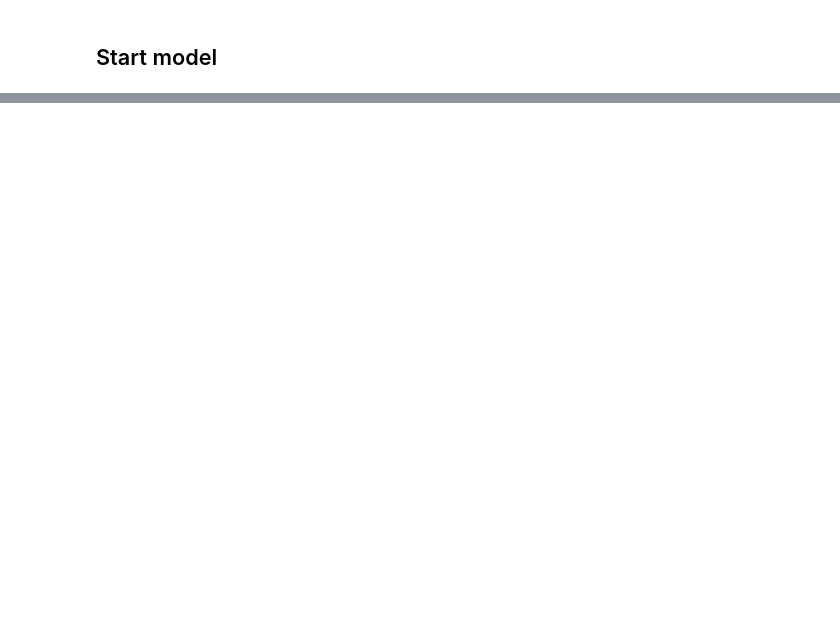
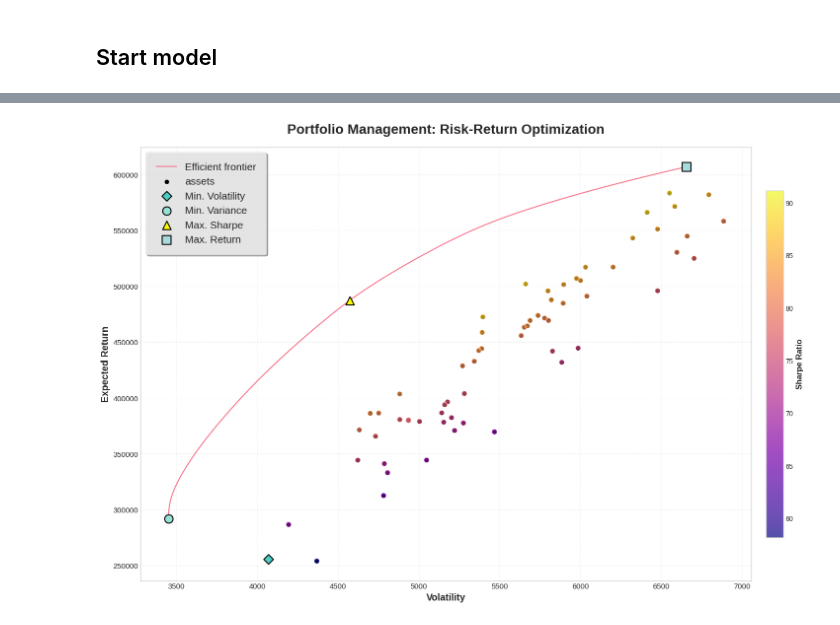
Before and after one commit to marchd1997/EDP_CRM_week, a Jupyter notebook: notebooks/exploration_prices.ipynb, the cells around one changed output, grey strips where cells are left out. Saved outputs shown, nothing was run; the diff lists cells and outputs as text; code cells hidden in the pictures; blank space fills up the shorter version.

```diff
--- a/notebooks/exploration_prices.ipynb
+++ b/notebooks/exploration_prices.ipynb
@@ -12,9 +13,9 @@ from pypfopt.plotting import plot_efficient_frontier
 # %%
 def variance(w, cov):
-    return np.dot(w.T, np.dot(cov,w)) / (w.shape[0]-1)
+    return np.dot(w.T, np.dot(cov,w))
 
 def returns(w, exp):
-    return np.dot(w.T, exp) / (w.shape[0]-1)
+    return np.dot(w.T, exp)
 # %% [markdown]
 # Process Data
 # %%
@@ -198,0 +237,82 @@ plt.show()
+# %%
+
+plt.style.use('seaborn-v0_8-whitegrid')
+sns.set_palette("husl")
+
+n = monthly_rev.shape[1]
+w = []
+for i in range(n):
+    e = [0]*n
+    e[i] = 1
+    w.append(e)
+
+df_w = pd.DataFrame(w, columns=monthly_rev.columns)
+df_plot = pd.DataFrame(data=[], index=df_w.index)
+df_plot['cov'] = df_w.apply(variance, axis=1, cov=cov)
+df_plot['exp'] = df_w.apply(returns, axis=1, exp=exp)
+df_plot['Volatility'] = np.sqrt(df_plot['cov'])
+df_plot['Ratio de Sharpe'] = df_plot['exp'] / df_plot['Volatility']
+
+
+max_sharpe_idx = df_plot["Ratio de Sharpe"].idxmax()
+max_sharpe_port = df_plot.iloc[max_sharpe_idx]
+min_vol_idx = df_plot["Volatility"].idxmin()
+min_vol_port = df_plot.iloc[min_vol_idx]
+
+
+fig, ax = plt.subplots(figsize=(16, 10))
+fig.patch.set_facecolor('white')
+
+
+ef = EfficientFrontier(exp, cov, weight_bounds=(0, 1))
+plot_efficient_frontier(ef, ax=ax, show_assets=True)
+
+scatter = ax.scatter(df_plot["Volatility"], df_plot["exp"],
+                    c=df_plot["Ratio de Sharpe"],
+                    cmap="plasma",
+                    s=60,
+                    alpha=0.7,
+                    edgecolors='white',
+                    linewidth=0.5)
+
+
+cbar = plt.colorbar(scatter, ax=ax, shrink=0.8, pad=0.02)
+cbar.set_label("Sharpe Ratio", fontsize=12, fontweight='bold')
+cbar.ax.tick_params(labelsize=10)
+
+
+ax.scatter(min_vol_port["Volatility"], min_vol_port["exp"],
+          c="#4ECDC4", marker="D", s=100,
+          label="Min. Volatility", edgecolors='black', linewidth=1.5, zorder=5)
+
+ax.scatter(np.sqrt(extremes_var[0]), extremes_exp[0],
+          c="#95E1D3", marker="o", s=150,
+          label="Min. Variance", edgecolors='black', linewidth=1.5, zorder=5)
+
+ax.scatter(np.sqrt(extremes_var[1]), extremes_exp[1],
+          c="yellow", marker="^", s=150,
+          label="Max. Sharpe", edgecolors='black', linewidth=1.5, zorder=5)
+
+ax.scatter(np.sqrt(extremes_var[2]), extremes_exp[2],
+          c="#A8DADC", marker="s", s=150,
+          label="Max. Return", edgecolors='black', linewidth=1.5, zorder=5)
+
+ax.set_xlabel("Volatility", fontsize=14, fontweight='bold')
+ax.set_ylabel("Expected Return", fontsize=14, fontweight='bold')
+ax.set_title("Portfolio Management: Risk-Return Optimization",
+            fontsize=20, fontweight='bold', pad=20)
+
+
+ax.tick_params(axis='both', which='major', labelsize=11)
+ax.grid(True, alpha=0.3, linestyle='--')
+
+
+legend = ax.legend(loc='upper left', fontsize=15, frameon=True,
+                  shadow=True, fancybox=True, borderpad=1)
+legend.get_frame().set_facecolor('white')
+legend.get_frame().set_alpha(0.7)
+
+plt.tight_layout()
+plt.show()
+# %% [output]
+[figure, added]
```
Also changed, not shown: parts of 13 cells of this notebook.
